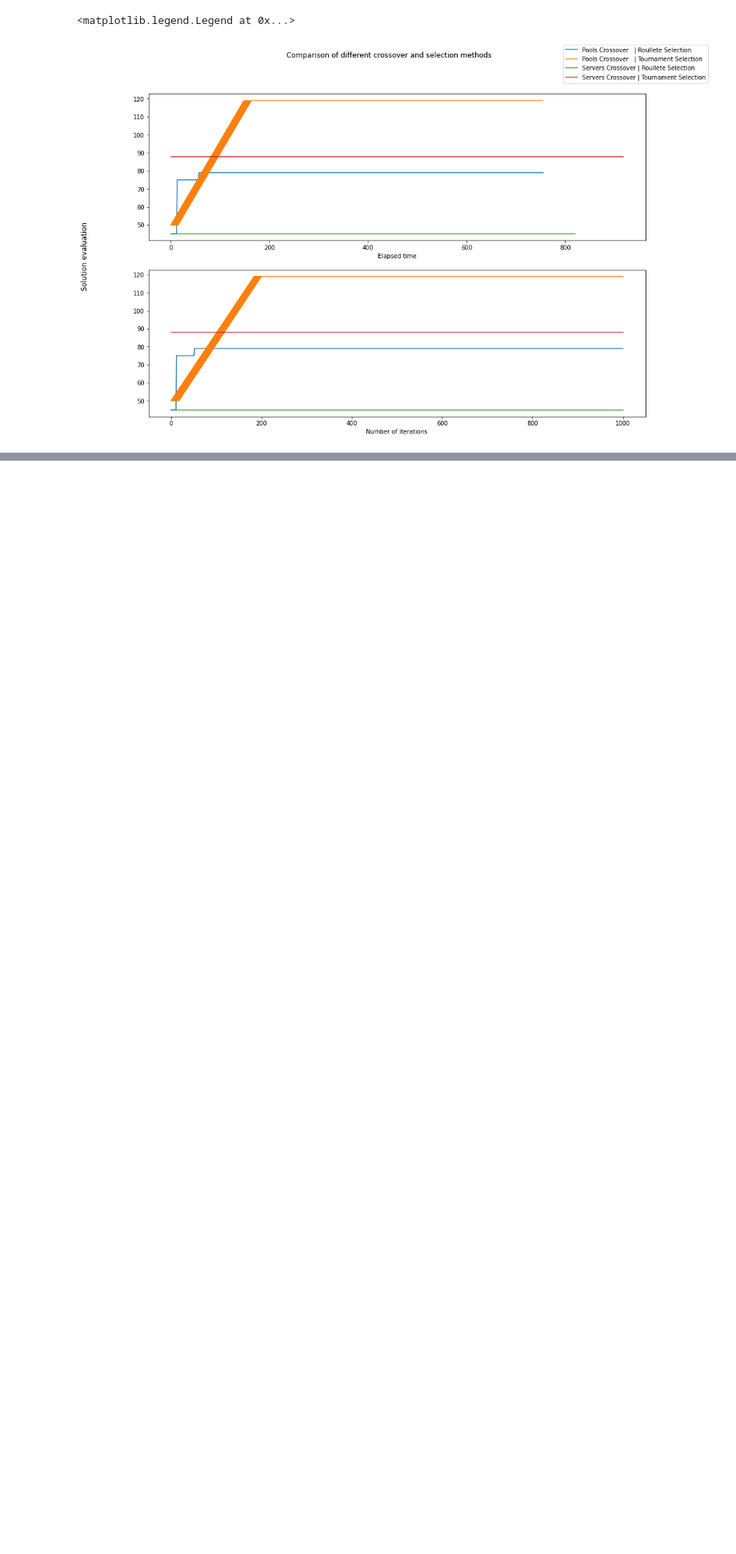
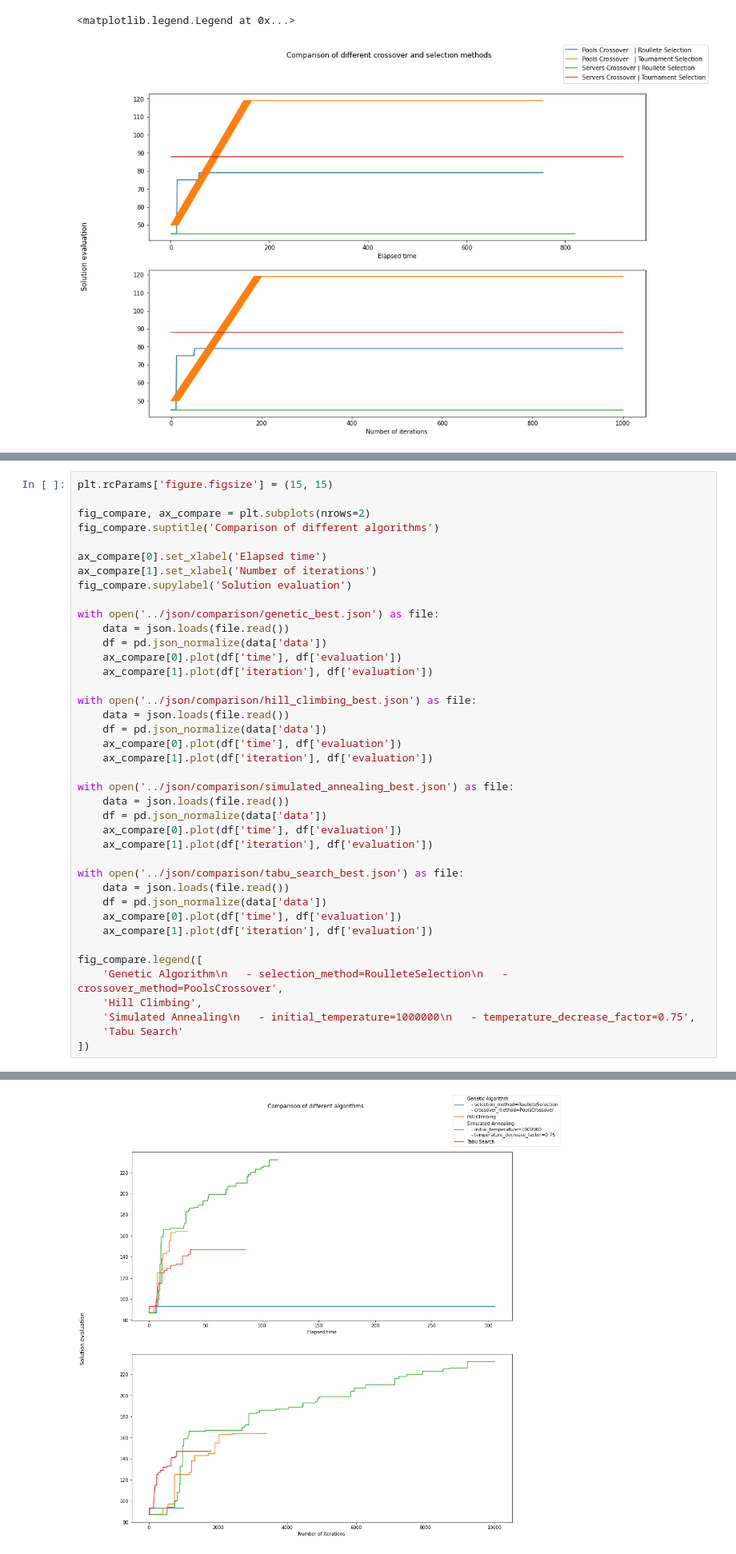
Before and after one commit to JoaoAMarinho/FEUP-IA, a Jupyter notebook: src/tests.ipynb, the cells around one changed output, grey strips where cells are left out. Shown: that part at 80% size. Drawn from its saved outputs; the diff is of its cells as text; blank space fills up the shorter version.

```diff
--- a/src/tests.ipynb
+++ b/src/tests.ipynb
@@ -174,0 +177,41 @@ fig_compare.legend([
+# %%
+plt.rcParams['figure.figsize'] = (15, 15)
+
+fig_compare, ax_compare = plt.subplots(nrows=2)
+fig_compare.suptitle('Comparison of different algorithms')
+
+ax_compare[0].set_xlabel('Elapsed time')
+ax_compare[1].set_xlabel('Number of iterations')
+fig_compare.supylabel('Solution evaluation')
+
+with open('../json/comparison/genetic_best.json') as file:
+    data = json.loads(file.read())
+    df = pd.json_normalize(data['data'])
+    ax_compare[0].plot(df['time'], df['evaluation'])
+    ax_compare[1].plot(df['iteration'], df['evaluation'])
+
+with open('../json/comparison/hill_climbing_best.json') as file:
+    data = json.loads(file.read())
+    df = pd.json_normalize(data['data'])
+    ax_compare[0].plot(df['time'], df['evaluation'])
+    ax_compare[1].plot(df['iteration'], df['evaluation'])
+
+with open('../json/comparison/simulated_annealing_best.json') as file:
+    data = json.loads(file.read())
+    df = pd.json_normalize(data['data'])
+    ax_compare[0].plot(df['time'], df['evaluation'])
+    ax_compare[1].plot(df['iteration'], df['evaluation'])
+
+with open('../json/comparison/tabu_search_best.json') as file:
+    data = json.loads(file.read())
+    df = pd.json_normalize(data['data'])
+    ax_compare[0].plot(df['time'], df['evaluation'])
+    ax_compare[1].plot(df['iteration'], df['evaluation'])
+
+fig_compare.legend([
+    'Genetic Algorithm\n   - selection_method=RoulleteSelection\n   - crossover_method=PoolsCrossover',
+    'Hill Climbing',
+    'Simulated Annealing\n   - initial_temperature=1000000\n   - temperature_decrease_factor=0.75',
+    'Tabu Search'
+])
+# %% [output]
@@ -174,0 +219 @@ fig_compare.legend([
+[figure, added]
```
Also changed, not shown: parts of 2 cells of this notebook.
